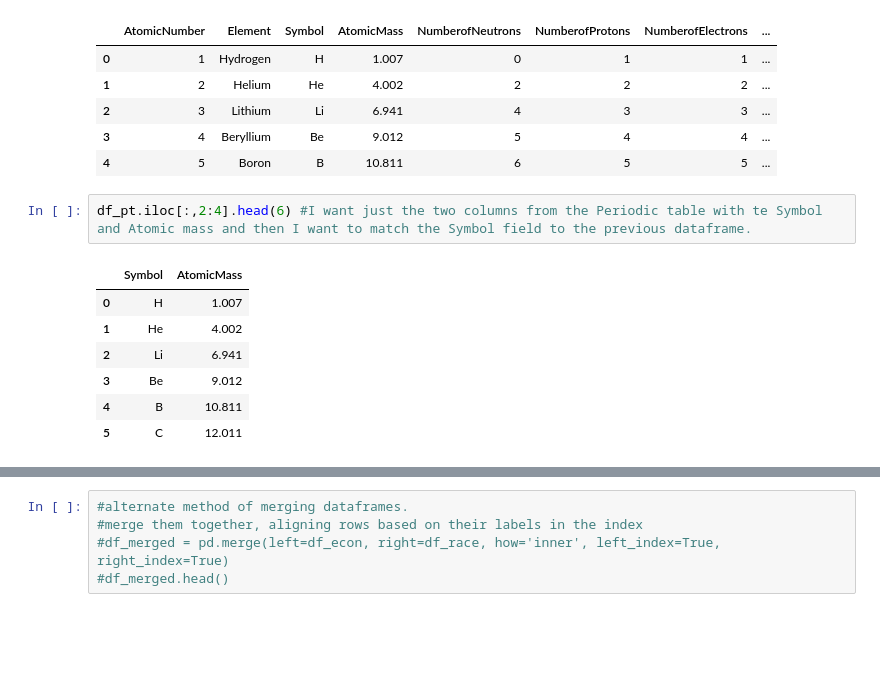
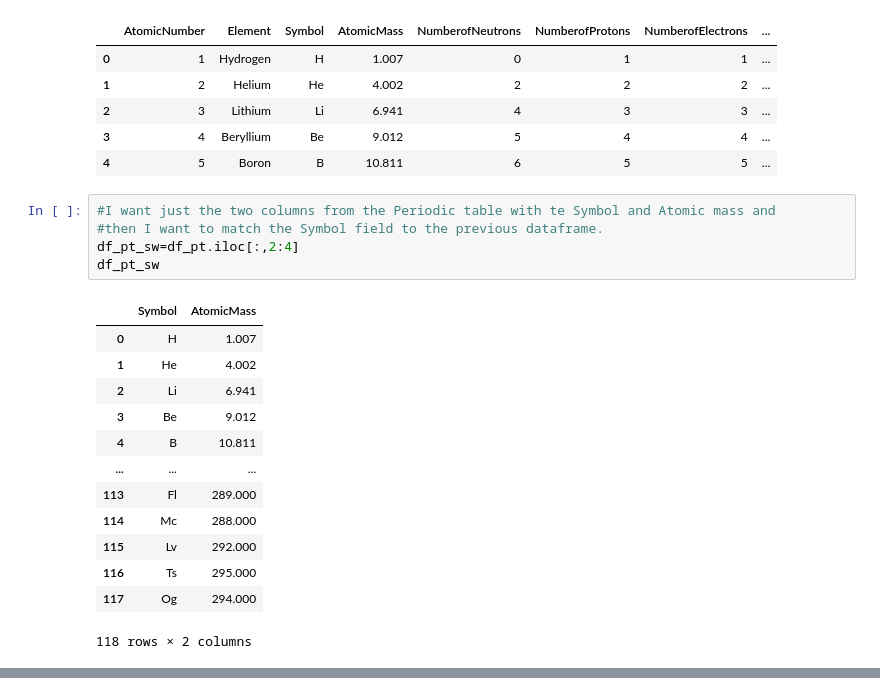
Before and after one commit to denizd1/GEOL557_Project, a Jupyter notebook: notebooks/Week4_Group_Project_LCROSS_and_DEM_Illum_Display.ipynb, the cells around one changed output, grey strips where cells are left out. Saved outputs shown, nothing was run; the diff lists cells and outputs as text; blank space fills up the shorter version.

```diff
--- a/notebooks/Week4_Group_Project_LCROSS_and_DEM_Illum_Display.ipynb
+++ b/notebooks/Week4_Group_Project_LCROSS_and_DEM_Illum_Display.ipynb
@@ -235,14 +239,23 @@ df_pt.head()
 | 3 | 4 | Beryllium | Be | 9.012 | 5 | 4 | 4 | ... |
 | 4 | 5 | Boron | B | 10.811 | 6 | 5 | 5 | ... |
 # %%
-df_pt.iloc[:,2:4].head(6) #I want just the two columns from the Periodic table with te Symbol and Atomic mass and then I want to match the Symbol field to the previous dataframe.
+#I want just the two columns from the Periodic table with te Symbol and Atomic mass and
+#then I want to match the Symbol field to the previous dataframe.
+df_pt_sw=df_pt.iloc[:,2:4]
+df_pt_sw
 # %% [output]
 |  | Symbol | AtomicMass |
 | 0 | H | 1.007 |
 | 1 | He | 4.002 |
 | 2 | Li | 6.941 |
 | 3 | Be | 9.012 |
 | 4 | B | 10.811 |
-| 5 | C | 12.011 |
+| ... | ... | ... |
+| 113 | Fl | 289.000 |
+| 114 | Mc | 288.000 |
+| 115 | Lv | 292.000 |
+| 116 | Ts | 295.000 |
+| 117 | Og | 294.000 |
+118 rows × 2 columns
 # %% [markdown]
 Next I want to make a column of atomic weights and then multiply the weights by the number of atoms to get the atomic weight percent. A description of the process is here.
@@ -249,6 +263 @@ Next I want to make a column of atomic weights and then multiply the weights by
 https://www.scribd.com/doc/74247139/How-to-Convert-Atomic-Percent-to-Weight-Percent-and-Vice-Versa
-# %%
-#alternate method of merging dataframes.
-#merge them together, aligning rows based on their labels in the index
-#df_merged = pd.merge(left=df_econ, right=df_race, how='inner', left_index=True, right_index=True)
-#df_merged.head()
```
Also changed, not shown: parts of 41 cells of this notebook.
